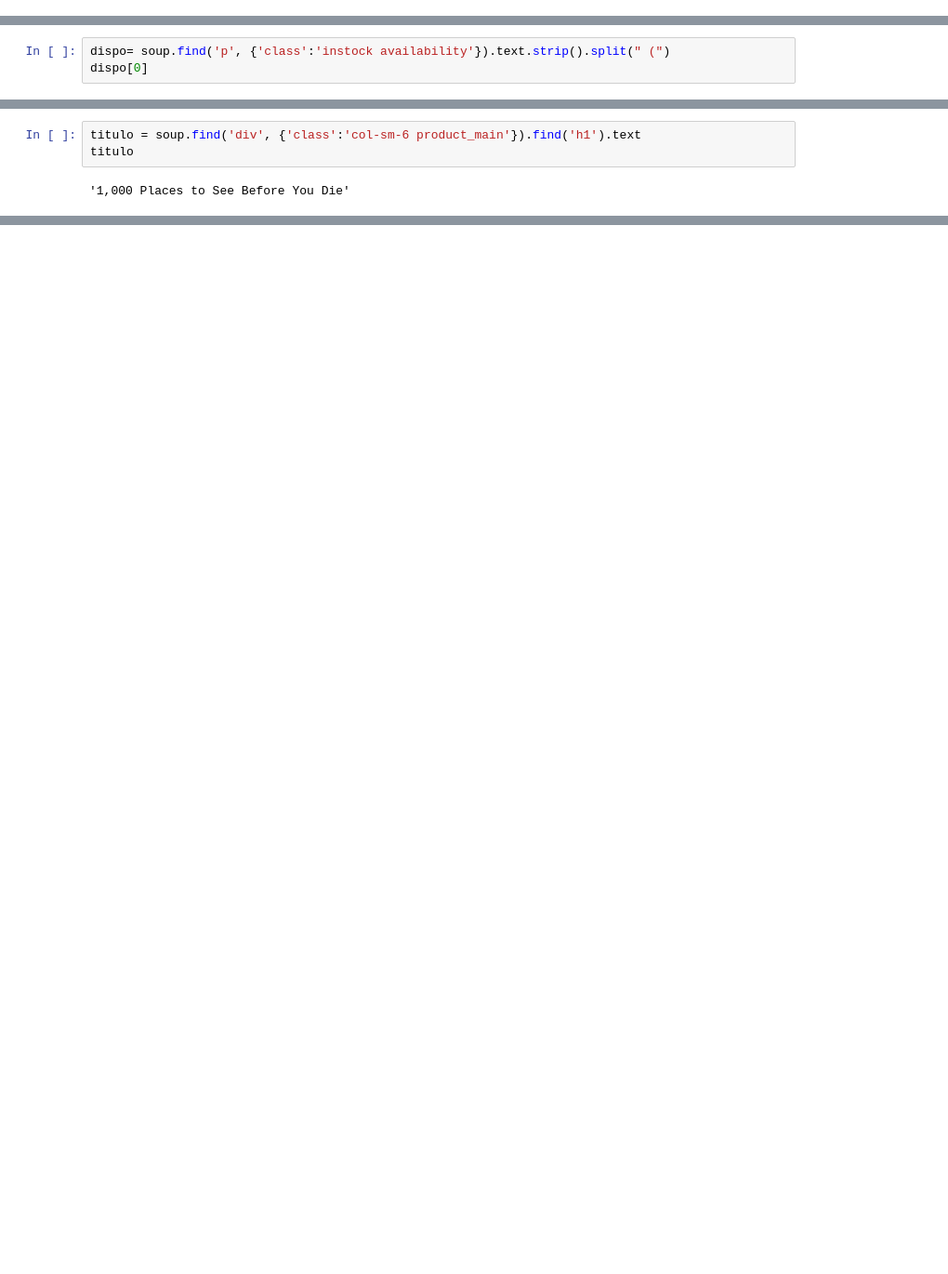
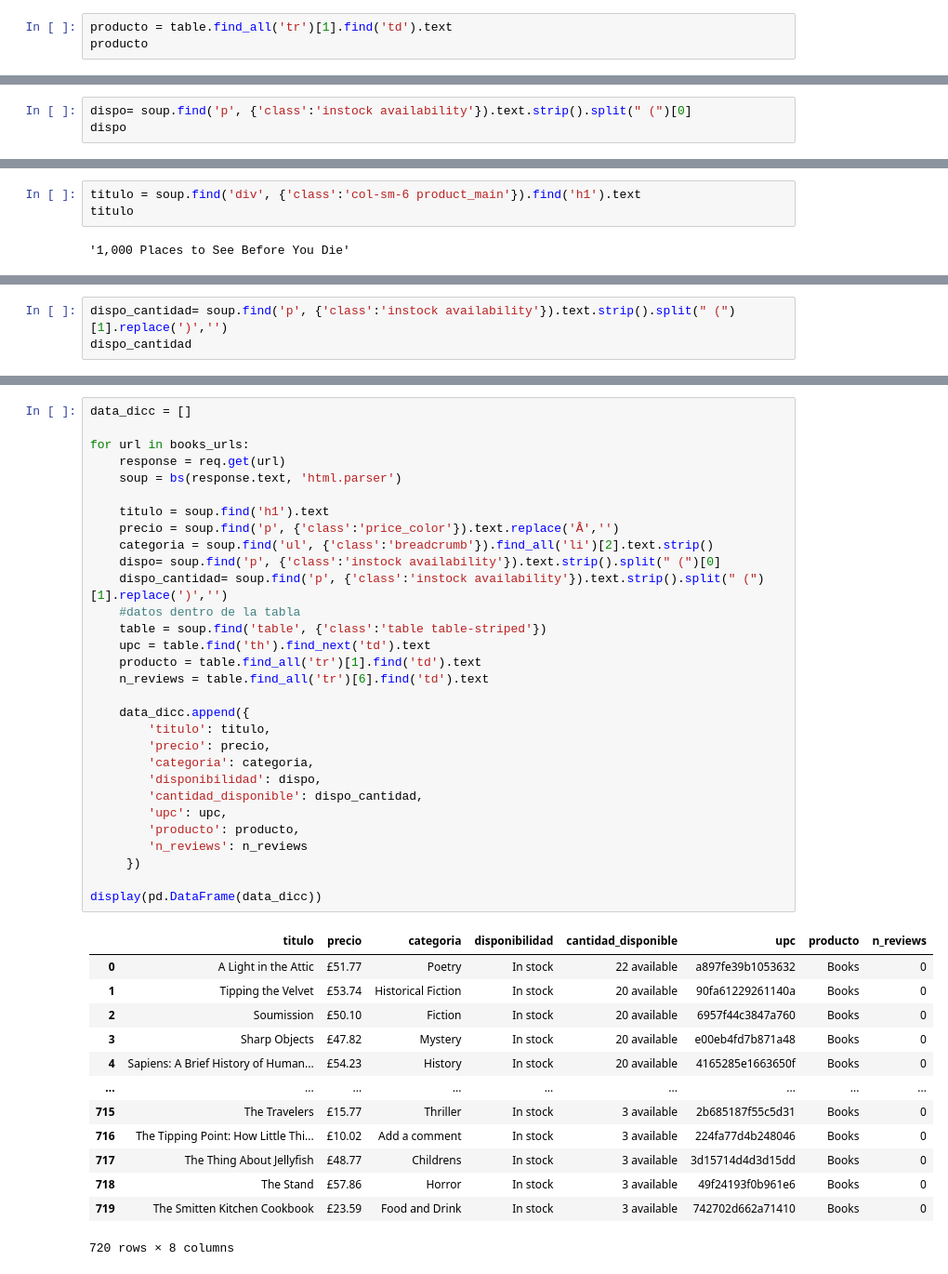
Before and after one commit to jovannaro44/Apuntes_Data_Junio24, a Jupyter notebook: Materiales/ejercicio_scrap_books.ipynb, the cells around one changed output, grey strips where cells are left out. Shown at 93% size. Cells and saved outputs as stored; diff of their text form; blank space fills up the shorter version.

```diff
--- a/Materiales/ejercicio_scrap_books.ipynb
+++ b/Materiales/ejercicio_scrap_books.ipynb
@@ -312,0 +308,3 @@ producto
+# %%
+producto = table.find_all('tr')[1].find('td').text
+producto
@@ -312,0 +315,3 @@ producto
+# %%
+dispo= soup.find('p', {'class':'instock availability'}).text.strip().split(" (")[0]
+dispo
@@ -315,6 +335,3 @@ categoria = soup.find('ul', {'class':'breadcrumb'}).find_all('li')[2].text.strip
 categoria
 # %% [output]
 'Travel'
-# %%
-dispo= soup.find('p', {'class':'instock availability'}).text.strip().split(" (")
-dispo[0]
@@ -341,0 +361,3 @@ titulo
+# %%
+dispo_cantidad= soup.find('p', {'class':'instock availability'}).text.strip().split(" (")[1].replace(')','')
+dispo_cantidad
@@ -341,0 +366,44 @@ titulo
+# %%
+data_dicc = []
+
+for url in books_urls:
+    response = req.get(url)
+    soup = bs(response.text, 'html.parser')
+
+    titulo = soup.find('h1').text
+    precio = soup.find('p', {'class':'price_color'}).text.replace('Â','')
+    categoria = soup.find('ul', {'class':'breadcrumb'}).find_all('li')[2].text.strip()
+    dispo= soup.find('p', {'class':'instock availability'}).text.strip().split(" (")[0]
+    dispo_cantidad= soup.find('p', {'class':'instock availability'}).text.strip().split(" (")[1].replace(')','')
+    #datos dentro de la tabla
+    table = soup.find('table', {'class':'table table-striped'})
+    upc = table.find('th').find_next('td').text
+    producto = table.find_all('tr')[1].find('td').text
+    n_reviews = table.find_all('tr')[6].find('td').text
+
+    data_dicc.append({
+        'titulo': titulo,
+        'precio': precio,
+        'categoria': categoria,
+        'disponibilidad': dispo,
+        'cantidad_disponible': dispo_cantidad,
+        'upc': upc,
+        'producto': producto,
+        'n_reviews': n_reviews
+     })
+
+display(pd.DataFrame(data_dicc))
+# %% [output]
+|  | titulo | precio | categoria | disponibilidad | cantidad_disponible | upc | producto | n_reviews |
+| 0 | A Light in the Attic | £51.77 | Poetry | In stock | 22 available | a897fe39b1053632 | Books | 0 |
+| 1 | Tipping the Velvet | £53.74 | Historical Fiction | In stock | 20 available | 90fa61229261140a | Books | 0 |
+| 2 | Soumission | £50.10 | Fiction | In stock | 20 available | 6957f44c3847a760 | Books | 0 |
+| 3 | Sharp Objects | £47.82 | Mystery | In stock | 20 available | e00eb4fd7b871a48 | Books | 0 |
+| 4 | Sapiens: A Brief History of Human... | £54.23 | History | In stock | 20 available | 4165285e1663650f | Books | 0 |
+| ... | ... | ... | ... | ... | ... | ... | ... | ... |
+| 715 | The Travelers | £15.77 | Thriller | In stock | 3 available | 2b685187f55c5d31 | Books | 0 |
+| 716 | The Tipping Point: How Little Thi... | £10.02 | Add a comment | In stock | 3 available | 224fa77d4b248046 | Books | 0 |
+| 717 | The Thing About Jellyfish | £48.77 | Childrens | In stock | 3 available | 3d15714d4d3d15dd | Books | 0 |
+| 718 | The Stand | £57.86 | Horror | In stock | 3 available | 49f24193f0b961e6 | Books | 0 |
+| 719 | The Smitten Kitchen Cookbook | £23.59 | Food and Drink | In stock | 3 available | 742702d662a71410 | Books | 0 |
+720 rows × 8 columns
```
Also changed, not shown: parts of 24 cells of this notebook.
